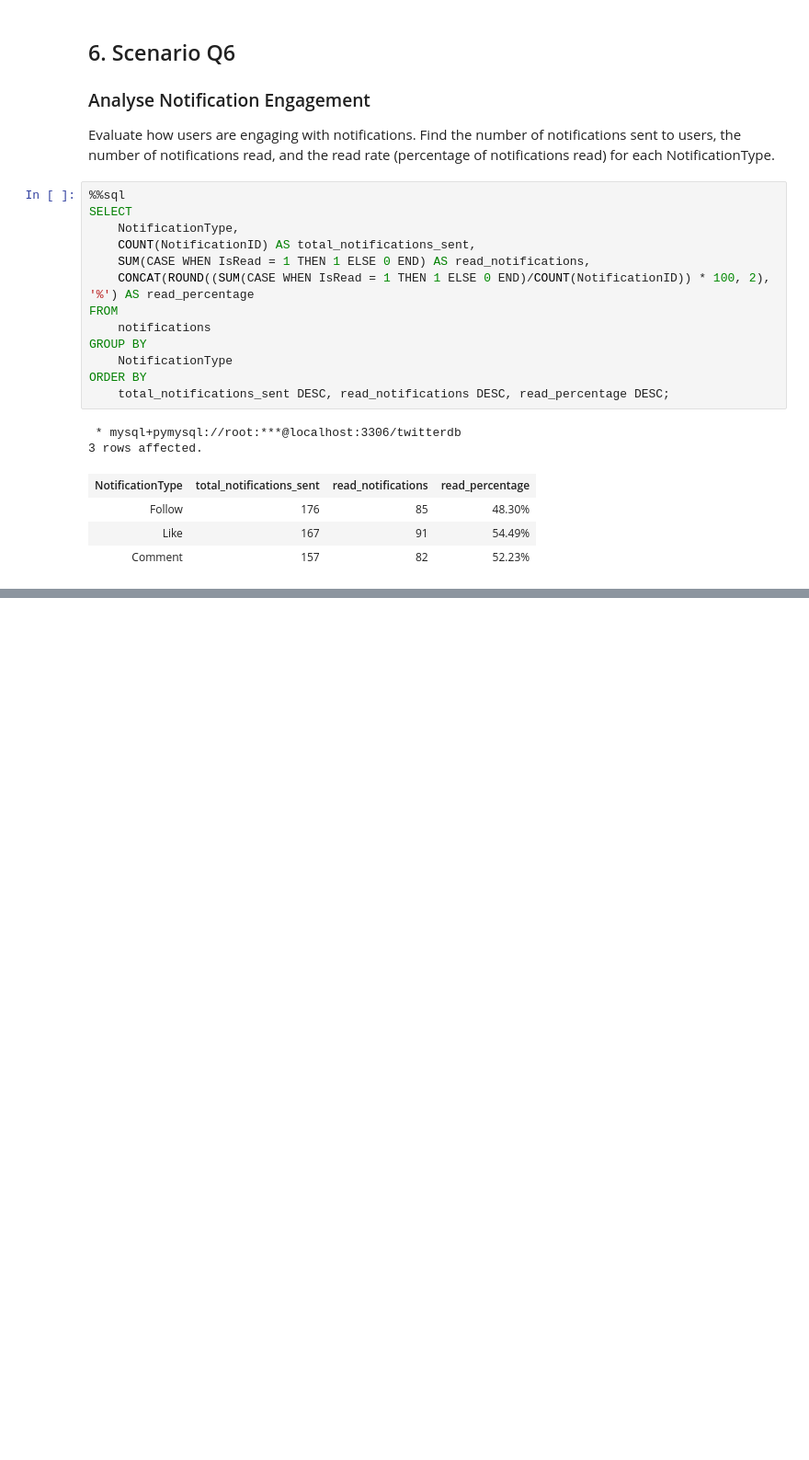
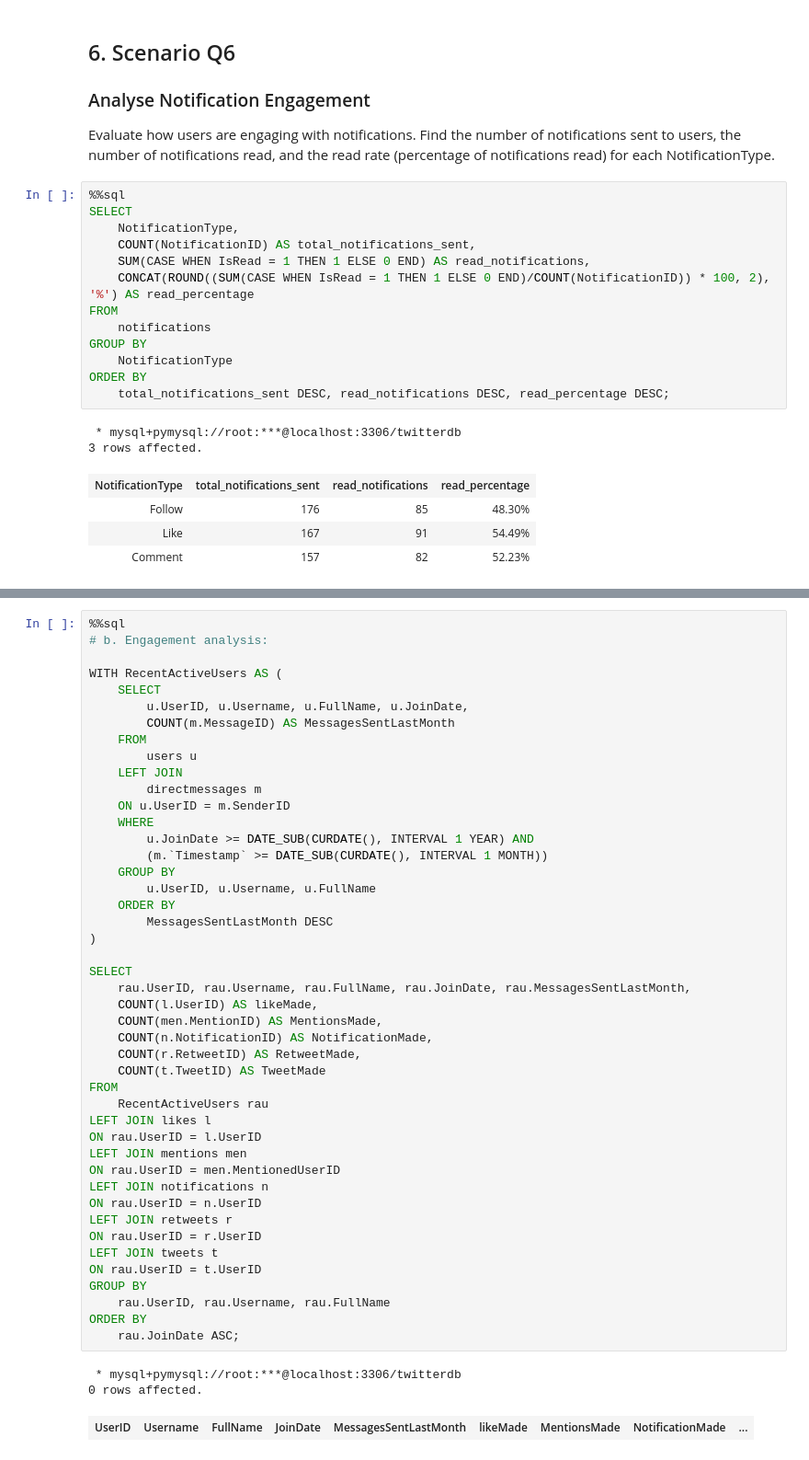
Before and after one commit to Ronald116/Data-Analysis-Projects, a Jupyter notebook: SQL/twitter_project/solution_analysis.ipynb, the cells around one changed output, grey strips where cells are left out. Shown: that part at 92% size. Saved outputs shown, nothing was run; the diff lists cells and outputs as text; blank space fills up the shorter version.

```diff
--- a/SQL/twitter_project/solution_analysis.ipynb
+++ b/SQL/twitter_project/solution_analysis.ipynb
@@ -231,0 +324,49 @@ ORDER BY
+# %%
+%%sql
+# b. Engagement analysis:
+
+WITH RecentActiveUsers AS (
+    SELECT
+        u.UserID, u.Username, u.FullName, u.JoinDate,
+        COUNT(m.MessageID) AS MessagesSentLastMonth
+    FROM
+        users u
+    LEFT JOIN
+        directmessages m
+    ON u.UserID = m.SenderID
+    WHERE
+        u.JoinDate >= DATE_SUB(CURDATE(), INTERVAL 1 YEAR) AND
+        (m.`Timestamp` >= DATE_SUB(CURDATE(), INTERVAL 1 MONTH))
+    GROUP BY
+        u.UserID, u.Username, u.FullName
+    ORDER BY
+        MessagesSentLastMonth DESC
+)
+
+SELECT
+    rau.UserID, rau.Username, rau.FullName, rau.JoinDate, rau.MessagesSentLastMonth,
+    COUNT(l.UserID) AS likeMade,
+    COUNT(men.MentionID) AS MentionsMade,
+    COUNT(n.NotificationID) AS NotificationMade,
+    COUNT(r.RetweetID) AS RetweetMade,
+    COUNT(t.TweetID) AS TweetMade
+FROM
+    RecentActiveUsers rau
+LEFT JOIN likes l
+ON rau.UserID = l.UserID
+LEFT JOIN mentions men
+ON rau.UserID = men.MentionedUserID
+LEFT JOIN notifications n
+ON rau.UserID = n.UserID
+LEFT JOIN retweets r
+ON rau.UserID = r.UserID
+LEFT JOIN tweets t
+ON rau.UserID = t.UserID
+GROUP BY
+    rau.UserID, rau.Username, rau.FullName
+ORDER BY
+    rau.JoinDate ASC;
+# %% [output]
+ * mysql+pymysql://root:***@localhost:3306/twitterdb
+0 rows affected.
+| UserID | Username | FullName | JoinDate | MessagesSentLastMonth | likeMade | MentionsMade | NotificationMade | ... |
```
Also changed, not shown: parts of 5 cells of this notebook.
